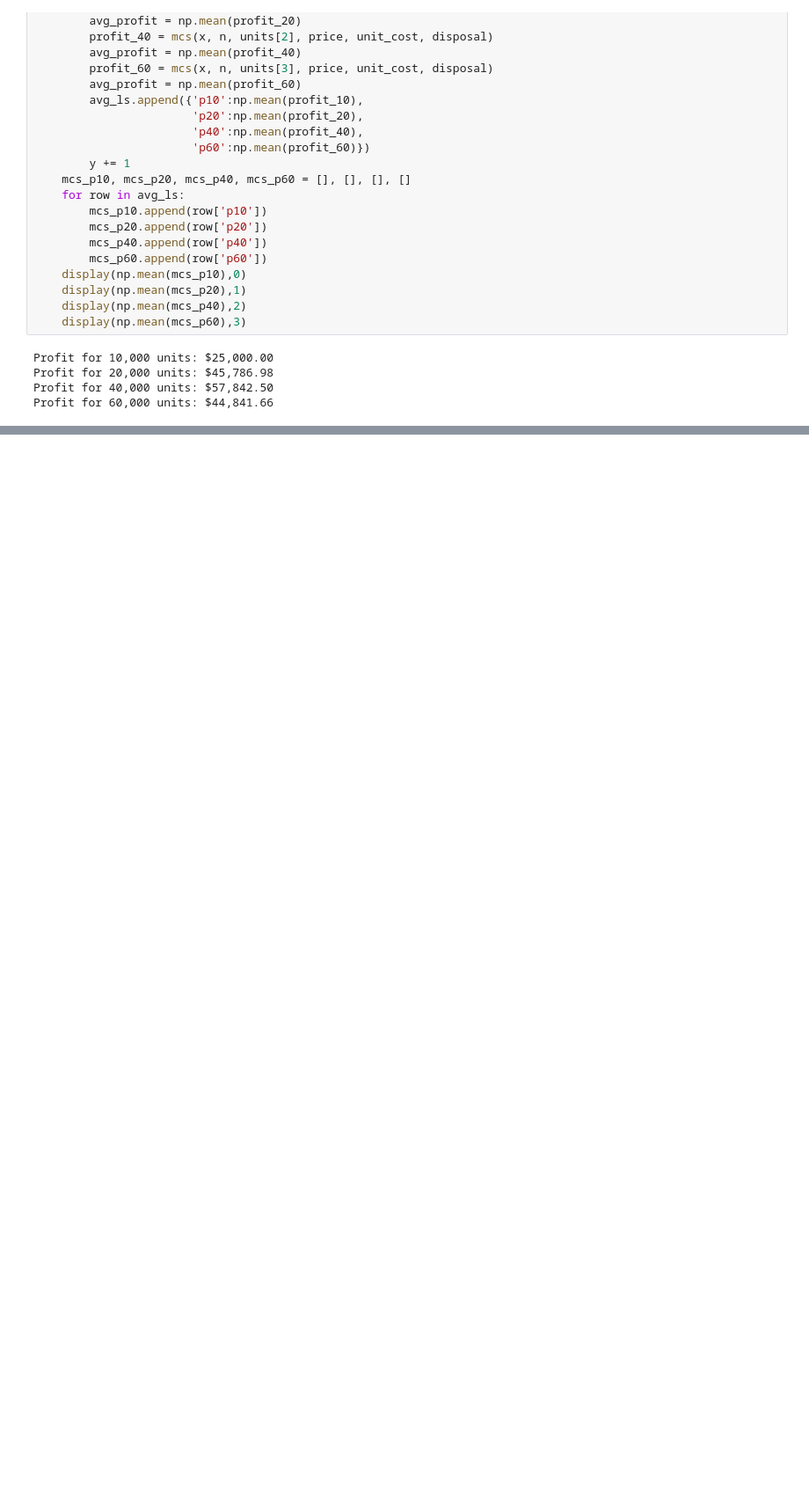
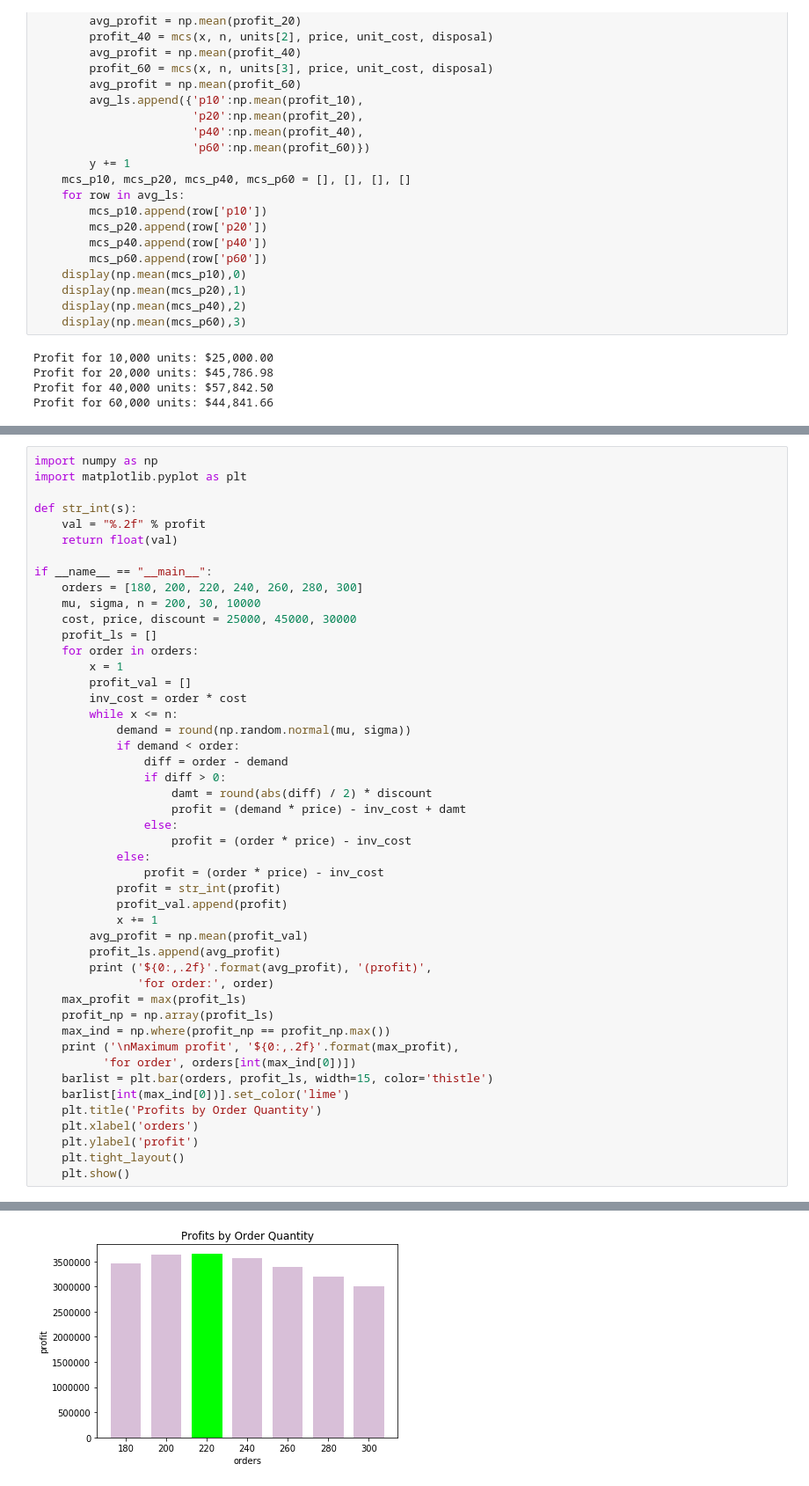
Before and after one commit to McKlayne/data-science-fund-for-python-and-mongodb, a Jupyter notebook: ch2/Chp_2.ipynb, the cells around one changed output, grey strips where cells are left out. Shown at 88% size. Saved outputs shown, nothing was run; the diff lists cells and outputs as text; blank space fills up the shorter version.

```diff
--- a/ch2/Chp_2.ipynb
+++ b/ch2/Chp_2.ipynb
@@ -410,0 +289,48 @@ generator:
+# %%
+import numpy as np
+import matplotlib.pyplot as plt
+
+def str_int(s):
+    val = "%.2f" % profit
+    return float(val)
+
+if __name__ == "__main__":
+    orders = [180, 200, 220, 240, 260, 280, 300]
+    mu, sigma, n = 200, 30, 10000
+    cost, price, discount = 25000, 45000, 30000
+    profit_ls = []
+    for order in orders:
+        x = 1
+        profit_val = []
+        inv_cost = order * cost
+        while x <= n:
+            demand = round(np.random.normal(mu, sigma))
+            if demand < order:
+                diff = order - demand
+                if diff > 0:
+                    damt = round(abs(diff) / 2) * discount
+                    profit = (demand * price) - inv_cost + damt
+                else:
+                    profit = (order * price) - inv_cost
+            else:
+                profit = (order * price) - inv_cost
+            profit = str_int(profit)
+            profit_val.append(profit)
+            x += 1
+        avg_profit = np.mean(profit_val)
+        profit_ls.append(avg_profit)
+        print ('${0:,.2f}'.format(avg_profit), '(profit)',
+               'for order:', order)
+    max_profit = max(profit_ls)
+    profit_np = np.array(profit_ls)
+    max_ind = np.where(profit_np == profit_np.max())
+    print ('\nMaximum profit', '${0:,.2f}'.format(max_profit),
+          'for order', orders[int(max_ind[0])])
+    barlist = plt.bar(orders, profit_ls, width=15, color='thistle')
+    barlist[int(max_ind[0])].set_color('lime')
+    plt.title('Profits by Order Quantity')
+    plt.xlabel('orders')
+    plt.ylabel('profit')
+    plt.tight_layout()
+    plt.show()
+# %% [output]
@@ -411 +346,2 @@ generator:
+[figure, added]
 # %% [markdown]
```
Also changed, not shown: parts of 16 cells of this notebook.
